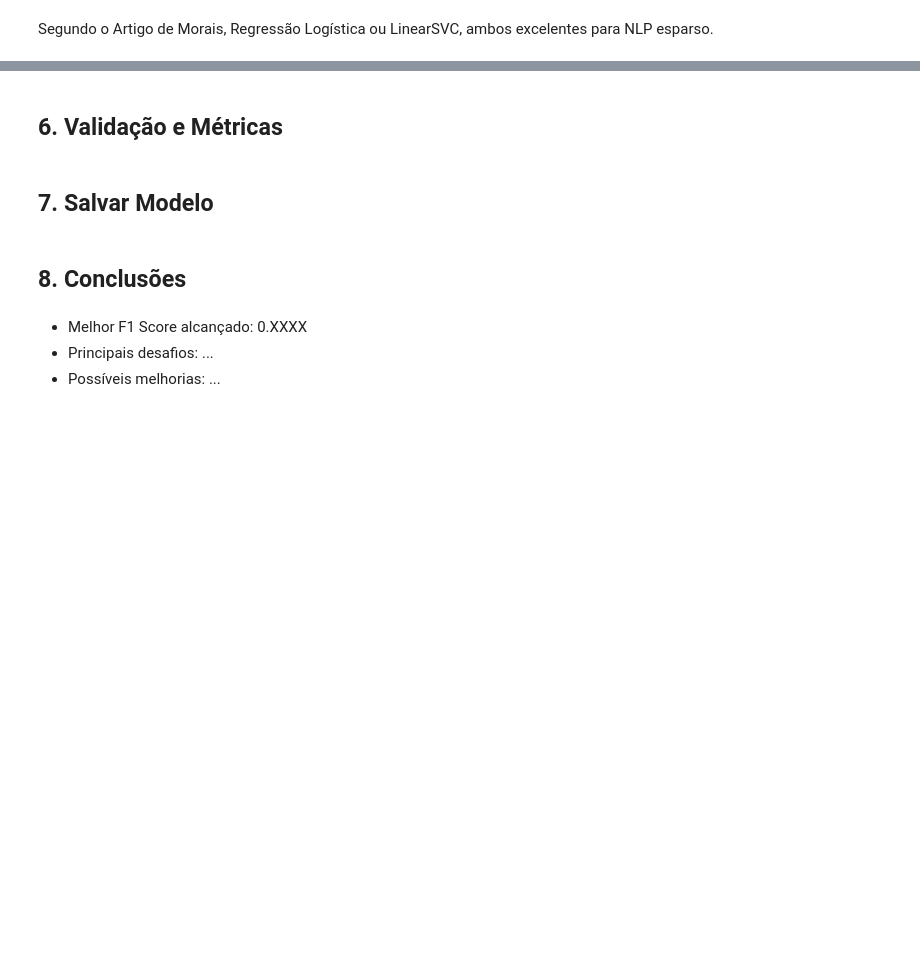
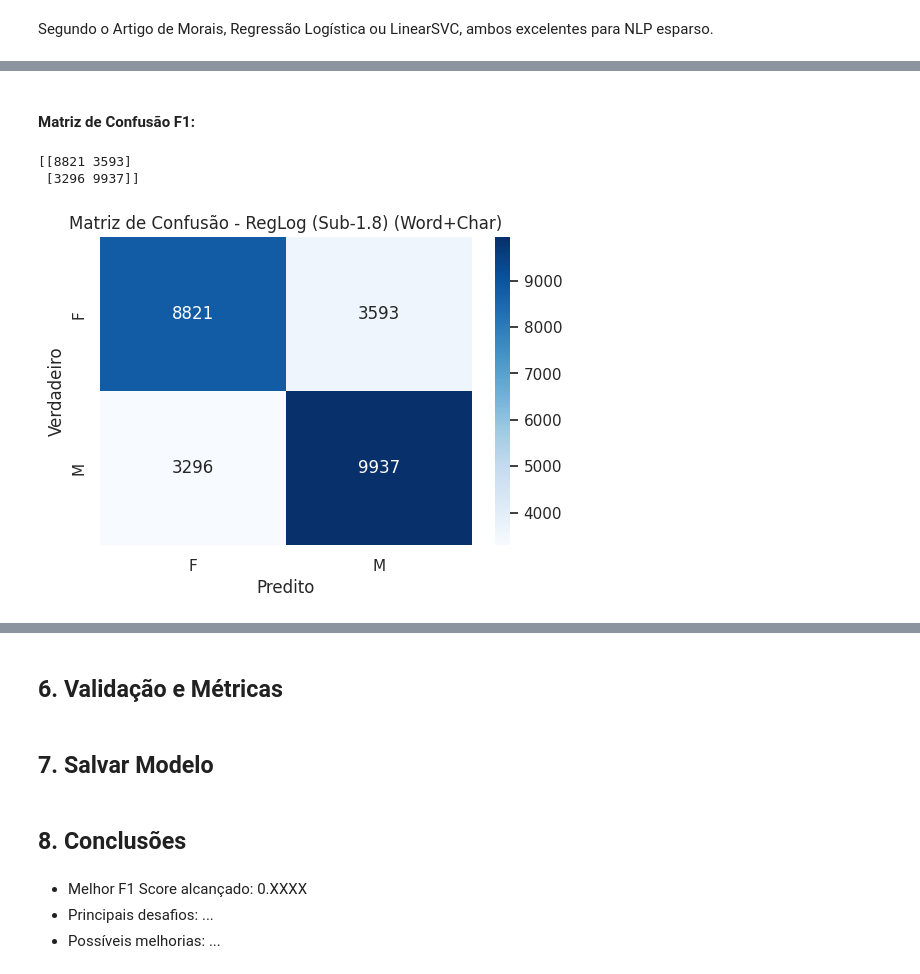
Before and after one commit to PedroYutaroUEA/gender-prediction-challenge, a Jupyter notebook: AP2_Pedro_Yutaro_Mont_Morency_Nakamura.ipynb, the cells around one changed output, grey strips where cells are left out. Drawn from its saved outputs; the diff is of its cells as text; code cells hidden in the pictures; blank space fills up the shorter version.

Commit message:
fix: pre-processing:branch-1; feat: implements fase 1 with SubTests from 0 to 6 and random_search using SVM and reg_log

```diff
--- a/AP2_Pedro_Yutaro_Mont_Morency_Nakamura.ipynb
+++ b/AP2_Pedro_Yutaro_Mont_Morency_Nakamura.ipynb
@@ -669,7 +670,7 @@ class TextCleaner(BaseEstimator, TransformerMixin):
     def fit(self, X, y=None):
         return self
 
-    def transform(self, X: pd.Series, y=None):
+    def transform(self, X, y=None):
         # X é esperado como uma pd.Series (a coluna review_text)
         cleaned_texts = []
         for text in X:
@@ -706,12 +707,12 @@ class FeatureExtractor(BaseEstimator, TransformerMixin):
     def fit(self, X, y=None):
         return self
 
-    def transform(self, X: pd.Series, y=None):
+    def transform(self, X, y=None):
         # X é esperado como uma pd.Series (a coluna review_text bruta)
         features = []
-
+        texts = X.fillna("").astype(str).tolist()
         # O nlp.pipe garante processamento rápido em lote
-        for doc in nlp.pipe(X.fillna("").astype(str), batch_size=500):
+        for doc in nlp.pipe(texts, batch_size=500):
             text_str = doc.text
             total_tokens = len(doc) + 1 # +1 evita divisão por zero
 
@@ -820,7 +850,7 @@ preprocessor = ColumnTransformer(
 Segundo o Artigo de Morais, Regressão Logística ou LinearSVC, ambos excelentes para NLP esparso.
 # %%
 # class_weight='balanced' ajuda caso os pequenos desbalanceamentos causem viés.
-classifier = LogisticRegression(random_state=42, class_weight='balanced', max_iter=1_000)
+classifier = LogisticRegression(random_state=42, class_weight='balanced', max_iter=2_500, solver='saga')
 # %%
 # Alternativa: ('classifier', LinearSVC(random_state=42, class_weight='balanced', max_iter=2000))
 full_pipeline = Pipeline([
@@ -831,0 +864,11 @@ full_pipeline = Pipeline([
+# %%
+print("Iniciando Treinamento da Fase 1 (Word + Char TF-IDF): Sub-1.6...")
+start_time = time.time()
+
+full_pipeline.fit(X_train, y_train)
+
+end_time = time.time()
+print(f"Treinamento concluído em {(end_time - start_time)/60:.2f} minutos.")
+
+print("\nRealizando predições no conjunto de validação...")
+y_pred = full_pipeline.predict(X_val)
@@ -831,0 +904,15 @@ full_pipeline = Pipeline([
+# %% [markdown]
+#### Matriz de Confusão F1:
+# %%
+cm = confusion_matrix(y_val, y_pred, labels=full_pipeline.classes_)
+print(cm)
+plt.figure(figsize=(6,4))
+sns.heatmap(cm, annot=True, fmt='d', cmap='Blues', xticklabels=full_pipeline.classes_, yticklabels=full_pipeline.classes_)
+plt.title('Matriz de Confusão - RegLog (Sub-1.8) (Word+Char)')
+plt.ylabel('Verdadeiro')
+plt.xlabel('Predito')
+plt.show()
+# %% [output]
+[[8821 3593]
+ [3296 9937]]
+[figure, added]
```
Also changed, not shown: parts of 30 cells of this notebook.
